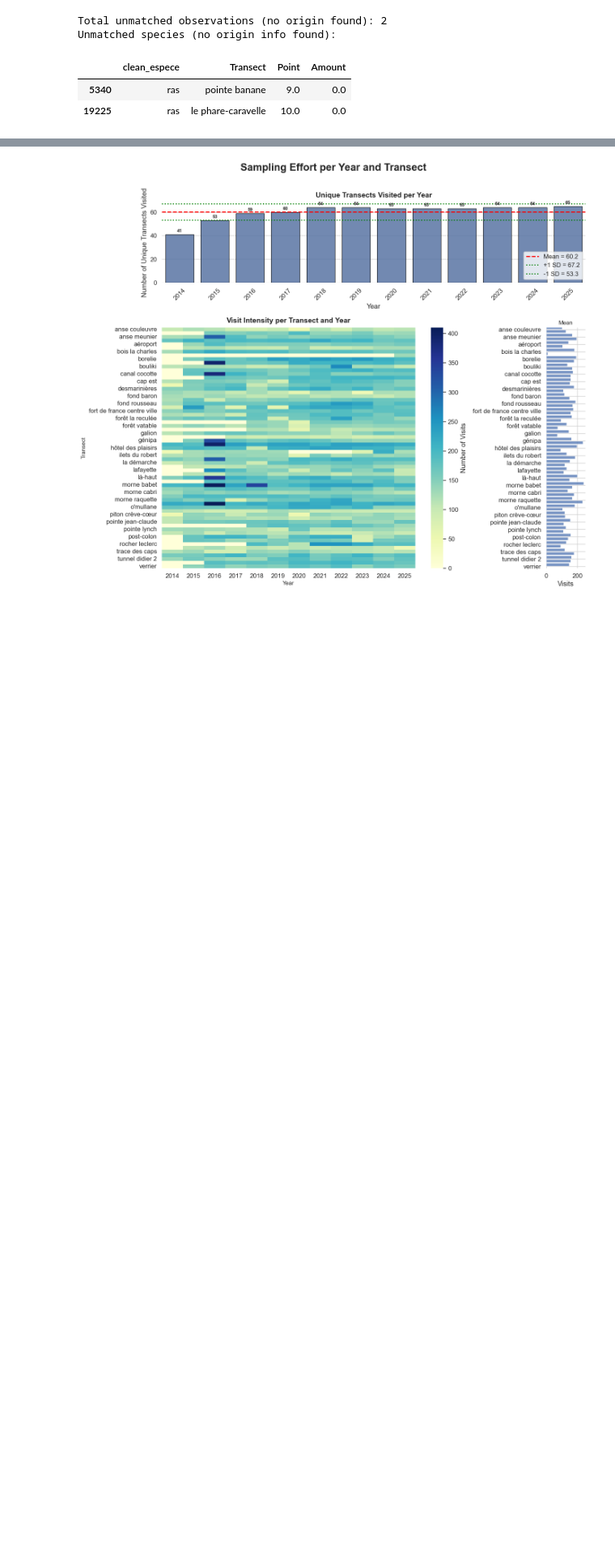
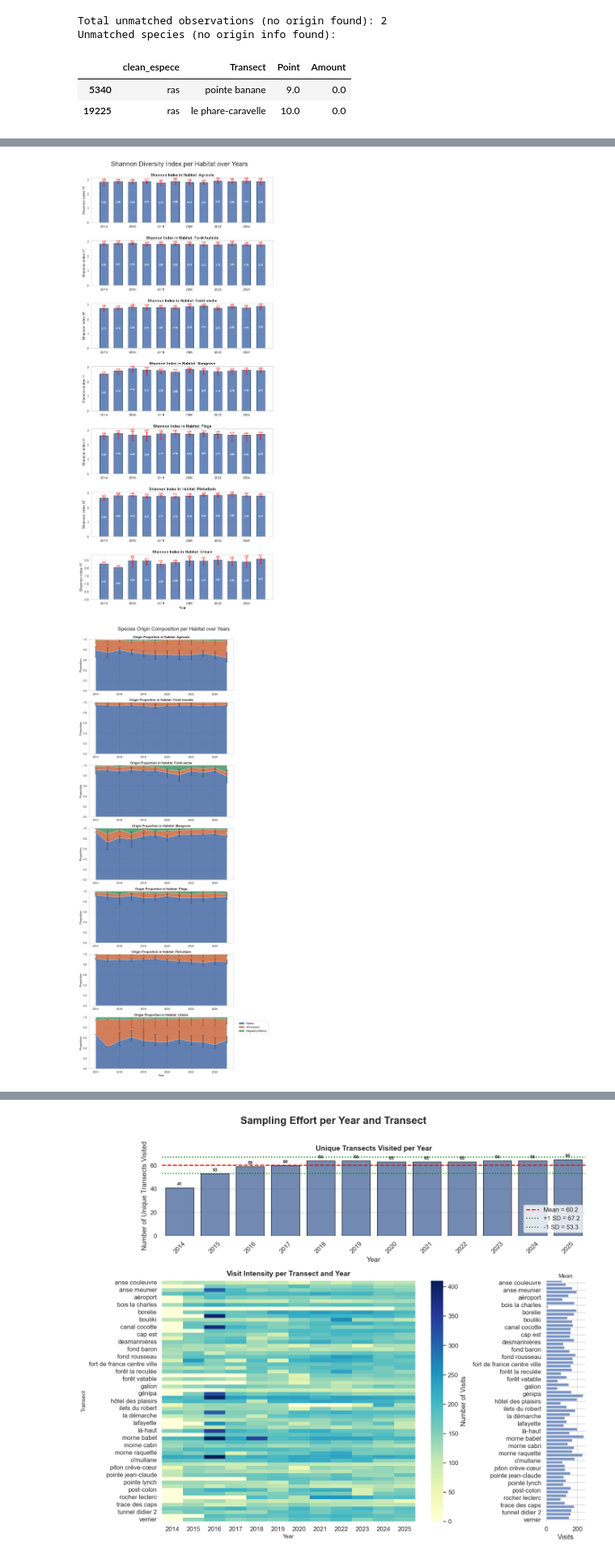
Before and after one commit to baptistepras/birds_biodiversity, a Jupyter notebook: multi_year_indicators.ipynb, the cells around one changed output, grey strips where cells are left out. Shown at 81% size. Saved outputs shown, nothing was run; the diff lists cells and outputs as text; code cells hidden in the pictures; blank space fills up the shorter version.

```diff
--- a/multi_year_indicators.ipynb
+++ b/multi_year_indicators.ipynb
@@ -276,0 +583,56 @@ Unmatched species (no origin info found):
+# %%
+# Plotting Shannon diversity index and species origin proportions over years by habitat
+habitats = indicator2_multi["Habitat"].unique()
+n = len(habitats)
+
+# Shannon Index
+habitats = indicator2_multi["Habitat"].unique()
+n_habitats = len(habitats)
+
+fig, axes = plt.subplots(nrows=n_habitats, ncols=1, figsize=(12, 4 * n_habitats))
+fig.suptitle("Shannon Diversity Index per Habitat over Years", fontsize=24, y=0.91)
+
+for ax, habitat in zip(axes, habitats):
+    g = indicator2_multi[indicator2_multi["Habitat"] == habitat].sort_values("year")
+    bars = ax.bar(g["year"], g["Shannon_obs"], color="#4C72B0", alpha=0.85, width=0.6, edgecolor="black")
+    ax.errorbar(g["year"], g["Shannon_obs"], yerr=[g["Shannon_obs"] - g["Shannon_low"], g["Shannon_high"] - g["Shannon_obs"]], fmt="none", ecolor="red", elinewidth=2, capsize=6)
+    for bar, value in zip(bars, g["Shannon_obs"]):
+        ax.text(bar.get_x() + bar.get_width()/2, bar.get_height() / 2, f"{value:.2f}", ha="center", va="center", fontsize=9, fontweight="bold", color="white")
+    for x, ub in zip(g["year"], g["Shannon_high"]):
+        ax.text(x, ub + 0.03, f"{ub:.2f}", ha="center", va="bottom",fontsize=8, fontweight="bold", color="red")
+    ax.set_title(f"Shannon Index in Habitat: {habitat}", fontsize=14, fontweight="bold")
+    ax.set_ylabel("Shannon index H'")
+    ax.grid(axis="y", linestyle="--", alpha=0.4)
+
+plt.xlabel("Year")
+plt.subplots_adjust(hspace=0.4)
+plt.savefig("figures/multi_year_shannon_index_by_habitat.jpeg", dpi=300, bbox_inches="tight")
+plt.show()
+
+# Origin Proportions (error bars on boundaries instead of mid)
+fig, axes = plt.subplots(n, 1, figsize=(12, 4*n))
+fig.suptitle("Species Origin Composition per Habitat over Years", fontsize=22, y=0.995)
+
+for ax, habitat in zip(axes, habitats):
+    g = indicator2_multi[indicator2_multi["Habitat"] == habitat].sort_values("year")
+    ax.stackplot(g["year"], g["Native"], g["Introduced"], g["Migratory_Marine"], labels=["Native", "Introduced", "Migratory/Marine"], colors=["#345C9C", "#C75A2B", "#2F8B57"], alpha=0.78)
+    native_boundary = g["Native"]
+    introduced_boundary = g["Native"] + g["Introduced"]
+    migratory_boundary = g["Native"] + g["Introduced"] + g["Migratory_Marine"]
+    ax.errorbar( g["year"], native_boundary, yerr=[g["Native"] - g["Native_low"], g["Native_high"] - g["Native"]], fmt="none", ecolor="#1E3E70", elinewidth=2, capsize=6)
+    ax.errorbar(g["year"], introduced_boundary, yerr=[g["Introduced"] - g["Introduced_low"], g["Introduced_high"] - g["Introduced"]], fmt="none", ecolor="#9A3F1A", elinewidth=2, capsize=6, alpha=0.9)
+    # CI on Migratory/Marin irrelevant (not enough data and space at the top of the plot)
+    # ax.errorbar(g["year"], migratory_boundary, yerr=[g["Migratory_Marine"] - g["Migratory_low"], g["Migratory_high"] - g["Migratory_Marine"]], fmt="none", ecolor="#1F653C", elinewidth=2, capsize=6, alpha=0.9)
+    ax.set_title(f"Origin Proportion in Habitat: {habitat}", fontsize=14, fontweight="bold")
+    ax.set_ylabel("Proportion")
+    ax.set_ylim(0, 1)
+    ax.grid(axis="y", linestyle="--", alpha=0.4)
+
+axes[-1].set_xlabel("Year")
+axes[-1].legend(loc="upper left", bbox_to_anchor=(1.02, 0.95))
+plt.tight_layout()
+plt.savefig("figures/multi_year_origin_proportions_per_habitat.jpeg", dpi=300, bbox_inches="tight")
+plt.show()
+# %% [output]
+[figure, added]
+[figure, added]
```
Also changed, not shown: parts of 18 cells of this notebook, 24 other files.
